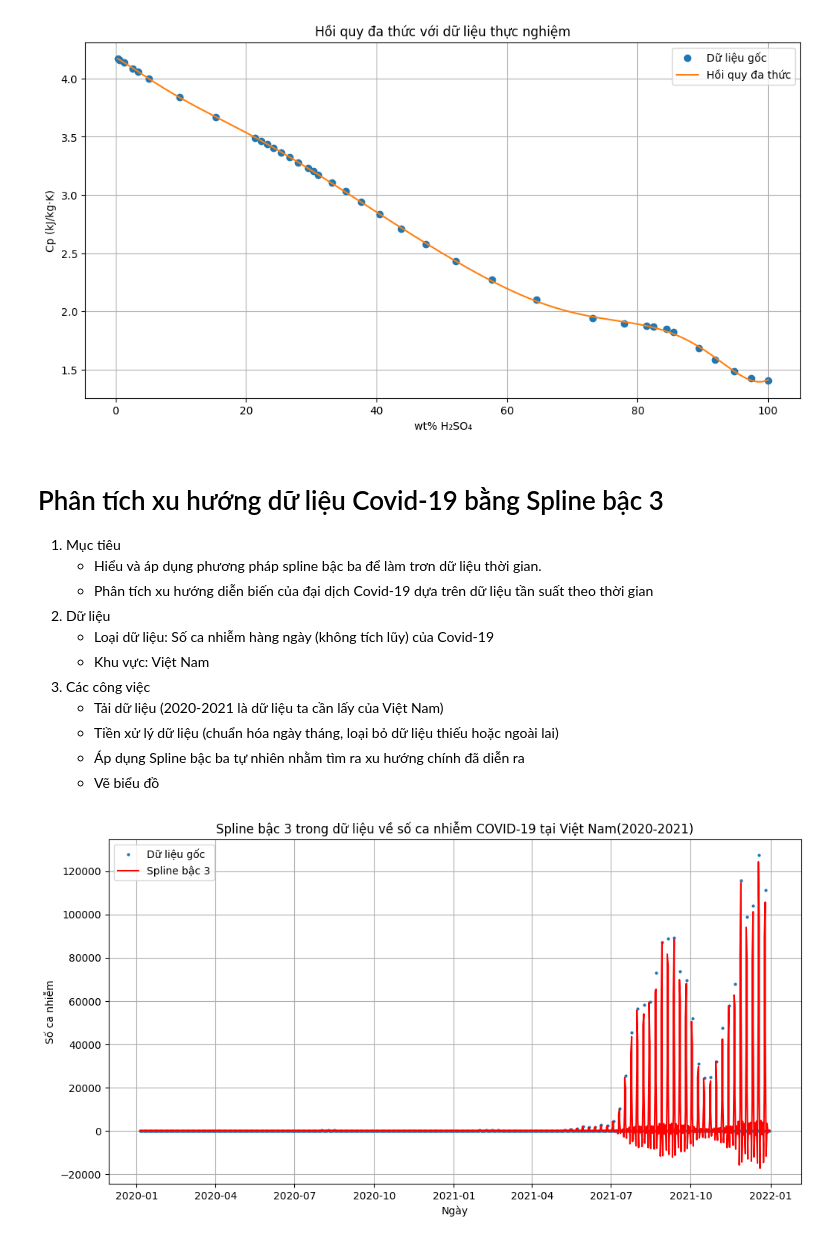
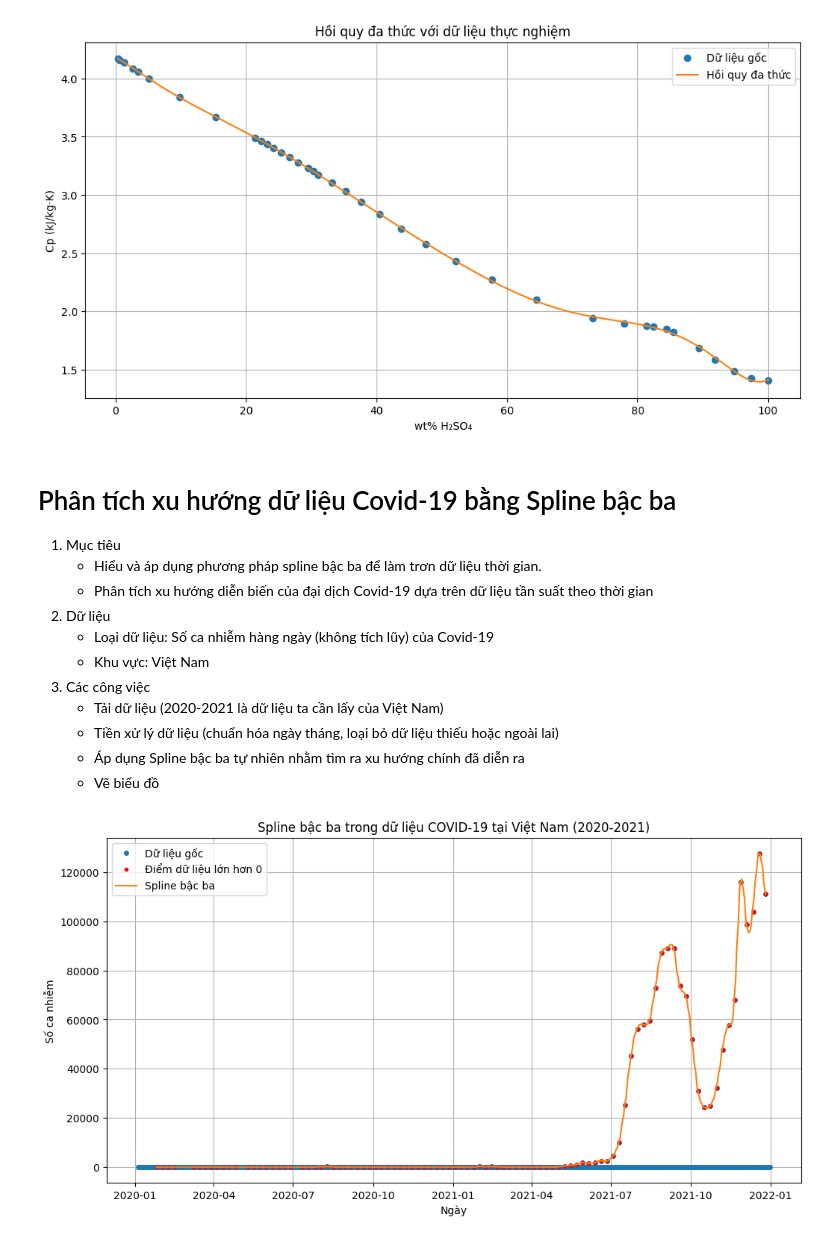
Before and after one commit to AkiraTomori/Interpolation, a Jupyter notebook: Test.ipynb, the cells around one changed output. Drawn from its saved outputs; the diff is of its cells as text; code cells hidden in the pictures.

```diff
--- a/Test.ipynb
+++ b/Test.ipynb
@@ -45,7 +40,7 @@ def natural_Spline_coef(X: List[float], Y: List[float]) -> Tuple[List[float], Li
     a = Y[:-1]
     b, d = np.zeros(n - 1), np.zeros(n - 1)
     for i in range(n - 1):
-        b[i] = (Y[i + 1] - Y[i]) / h[i] - h[i] * (2 * c[i] + c[i + 1]) / 3
+        b[i] = (Y[i + 1] - Y[i]) / h[i] - (h[i] / 3) * (2 * c[i] + c[i + 1])
         d[i] = (c[i + 1] - c[i]) / (3 * h[i])
 
     return a, b, c[:-1], d
@@ -108,6 +103,9 @@ def polynominal_regression_predict(x: float, coefs: List[float]) -> float:
             Giá trị y dự đoán
     """
     return sum(coefs[i] * x**i for i in range(len(coefs)))
+
+def showGraph():
+    pass
 # %% [markdown]
 # Nhiệt dung của dung dịch và nồng độ
 Nhiệt dung của dung dịch axit sulfuric có liên quan đến nồng độ và tính chất được đo lường theo như mẫu số liệu thống kê của bài tập đồ án
@@ -195,7 +191,7 @@ plt.show()
 # %% [output]
 [figure]
 # %% [markdown]
-# Phân tích xu hướng dữ liệu Covid-19 bằng Spline bậc 3
+# Phân tích xu hướng dữ liệu Covid-19 bằng Spline bậc ba
 1. Mục tiêu
     - Hiểu và áp dụng phương pháp spline bậc ba để làm trơn dữ liệu thời gian.
     - Phân tích xu hướng diễn biến của đại dịch Covid-19 dựa trên dữ liệu tần suất theo thời gian
@@ -210,40 +206,38 @@ plt.show()
 # %%
 # Bài 2
 # Tải dữ liệu và tiền xử lý dữ liệu
 df = pd.read_csv("owid-covid-data.csv")
 
-# Chọn dữ liệu địa chỉ của Việt Nam
-df_vn = df[df["location"] == "Vietnam"]
-# Lấy hai cột là ngày và số ca nhiễm mới mỗi ngày
-df_vn = df_vn[["date", "new_cases"]]
+df_vn_full = df[df["location"] == "Vietnam"]
+df_vn_full = df_vn_full[["date", "new_cases"]]
+df_vn_full["date"] = pd.to_datetime(df_vn_full["date"])
+df_vn_full = df_vn_full[(df_vn_full["date"] >= "2020-01-01") & (df_vn_full["date"] <= "2021-12-31")]
 
-df_vn["date"] = pd.to_datetime(df_vn["date"])
+df_vn_full = df_vn_full.dropna(subset=['new_cases'])
+df_vn_full["days"] = (df_vn_full["date"] - df_vn_full["date"].min()).dt.days
 
-df_vn = df_vn.dropna(subset=['new_cases'])
-df_vn = df_vn[df_vn["new_cases"] >= 0]
+df_vn_nonzero = df_vn_full[df_vn_full["new_cases"] > 0]
 
-df_vn = df_vn[(df_vn["date"] >= "2020-01-01") & (df_vn["date"] <= "2021-12-31")]
-df_vn["days"] = (df_vn["date"] - df_vn["date"].min()).dt.days
+days_nonzero = df_vn_nonzero["days"].tolist()
+new_cases_nonzero = df_vn_nonzero["new_cases"].tolist()
 
-days = df_vn["days"].values
-new_cases = df_vn["new_cases"].values
+a, b, c, d = natural_Spline_coef(days_nonzero, new_cases_nonzero)
 
-a, b, c, d = natural_Spline_coef(days.tolist(), new_cases.tolist())
-x_smooth = np.linspace(min(days), max(days), 1500)
-y_smooth = [natural_Spline_Interpolation(xi, days.tolist(), a, b, c, d) for xi in x_smooth]
+x_smooth = np.linspace(min(days_nonzero), max(days_nonzero), 500)
+y_smooth = [natural_Spline_Interpolation(xi, days_nonzero, a, b, c, d) for xi in x_smooth]
 
-# biểu đồ
-date_start = df_vn["date"].min()
+date_start = df_vn_full["date"].min()
 date_smooth = pd.to_datetime([date_start + pd.Timedelta(days=int(x)) for x in x_smooth])
 
 plt.figure(figsize=(12, 6))
-plt.plot(df_vn["date"], df_vn["new_cases"], 'o', markersize=2, label='Dữ liệu gốc')
-plt.plot(date_smooth, y_smooth, '-', color='red', label='Spline bậc 3')
+plt.plot(df_vn_full["date"], df_vn_full["new_cases"], "o", markersize=4, label="Dữ liệu gốc")
+plt.plot(df_vn_nonzero["date"], df_vn_nonzero["new_cases"], "ro", markersize=3, label="Điểm dữ liệu lớn hơn 0")
+plt.plot(date_smooth, y_smooth, label='Spline bậc ba')
 plt.xlabel("Ngày")
 plt.ylabel("Số ca nhiễm")
-plt.title("Spline bậc 3 trong dữ liệu về số ca nhiễm COVID-19 tại Việt Nam(2020-2021)")
+plt.title("Spline bậc ba trong dữ liệu COVID-19 tại Việt Nam (2020-2021)")
 plt.legend()
 plt.grid(True)
 plt.show()
 # %% [output]
-[figure, old version]
+[figure, new version]
```
Also changed, not shown: parts of 3 cells of this notebook.
